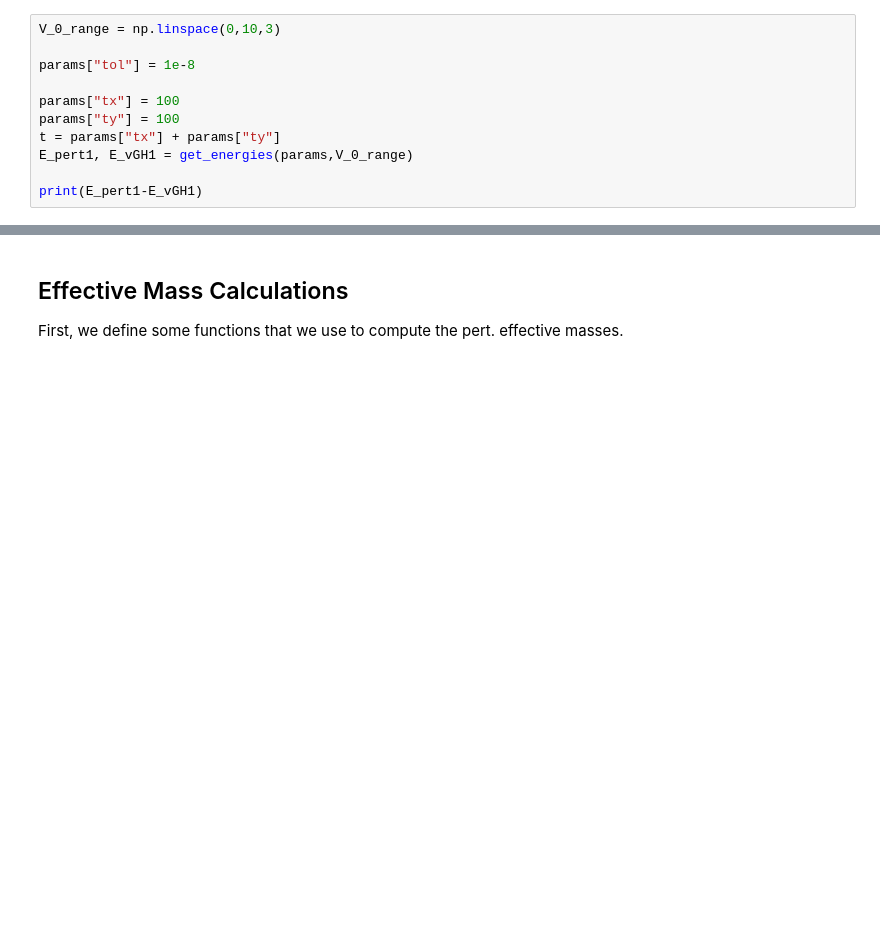
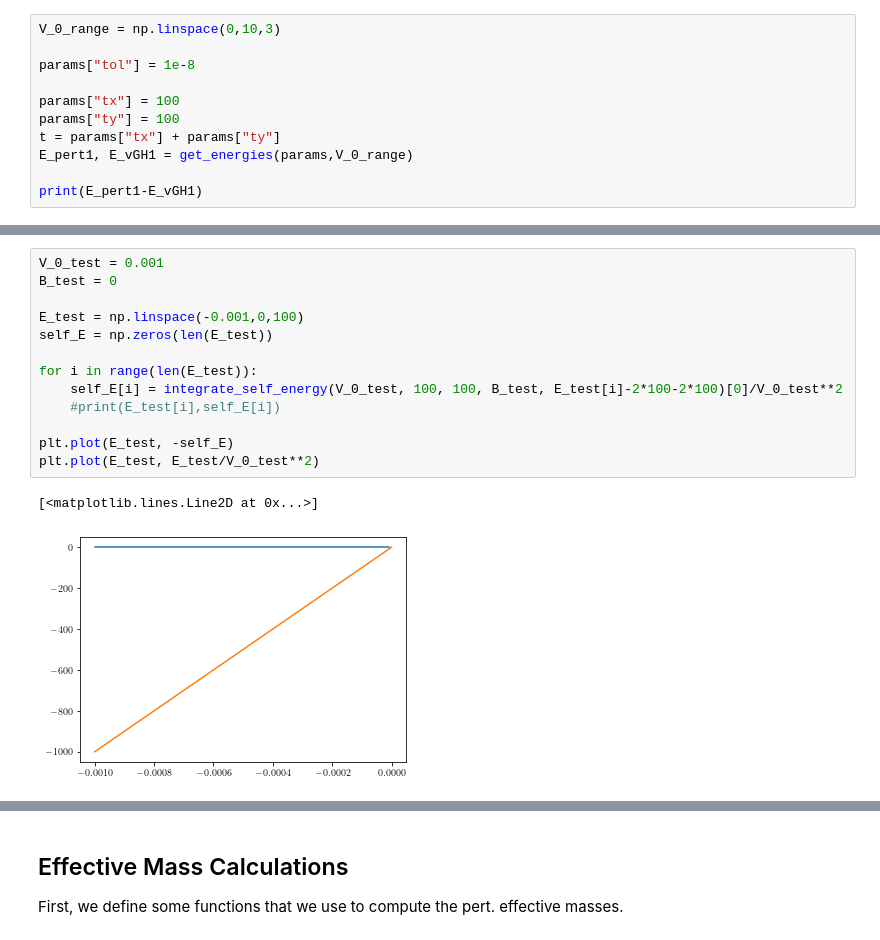
Before and after one commit to Progklui/rotor_lattice_models, a Jupyter notebook: perturbation_theory.ipynb, the cells around one changed output, grey strips where cells are left out. Saved outputs shown, nothing was run; the diff lists cells and outputs as text; blank space fills up the shorter version.

Commit message:
pert. test things

```diff
--- a/perturbation_theory.ipynb
+++ b/perturbation_theory.ipynb
@@ -583,0 +617,16 @@ print(E_pert1-E_vGH1)
+# %%
+V_0_test = 0.001
+B_test = 0
+
+E_test = np.linspace(-0.001,0,100)
+self_E = np.zeros(len(E_test))
+
+for i in range(len(E_test)):
+    self_E[i] = integrate_self_energy(V_0_test, 100, 100, B_test, E_test[i]-2*100-2*100)[0]/V_0_test**2
+    #print(E_test[i],self_E[i])
+
+plt.plot(E_test, -self_E)
+plt.plot(E_test, E_test/V_0_test**2)
+# %% [output]
+[<matplotlib.lines.Line2D at 0x...>]
+[figure, added]
```
Also changed, not shown: parts of 6 cells of this notebook.
